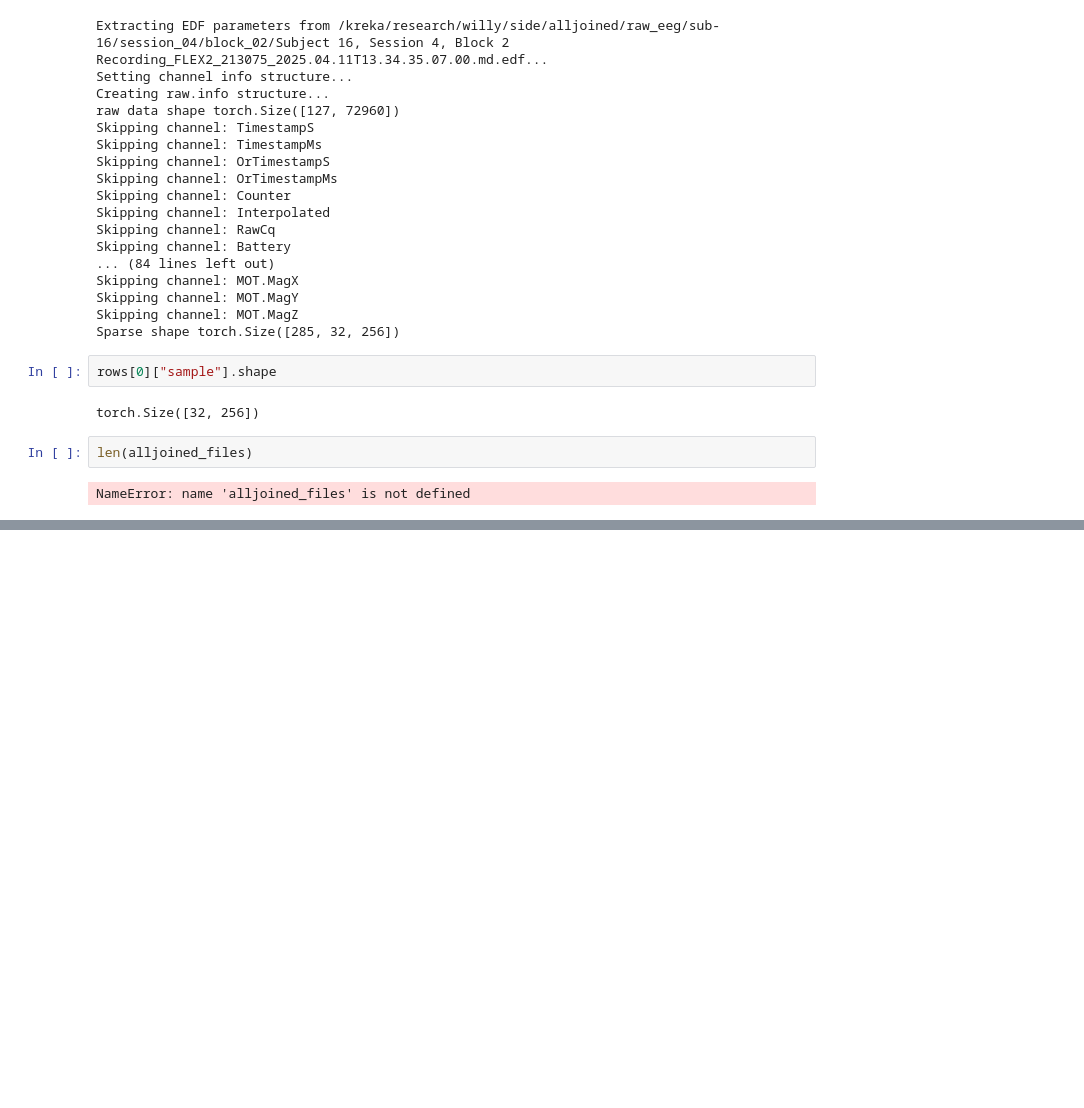
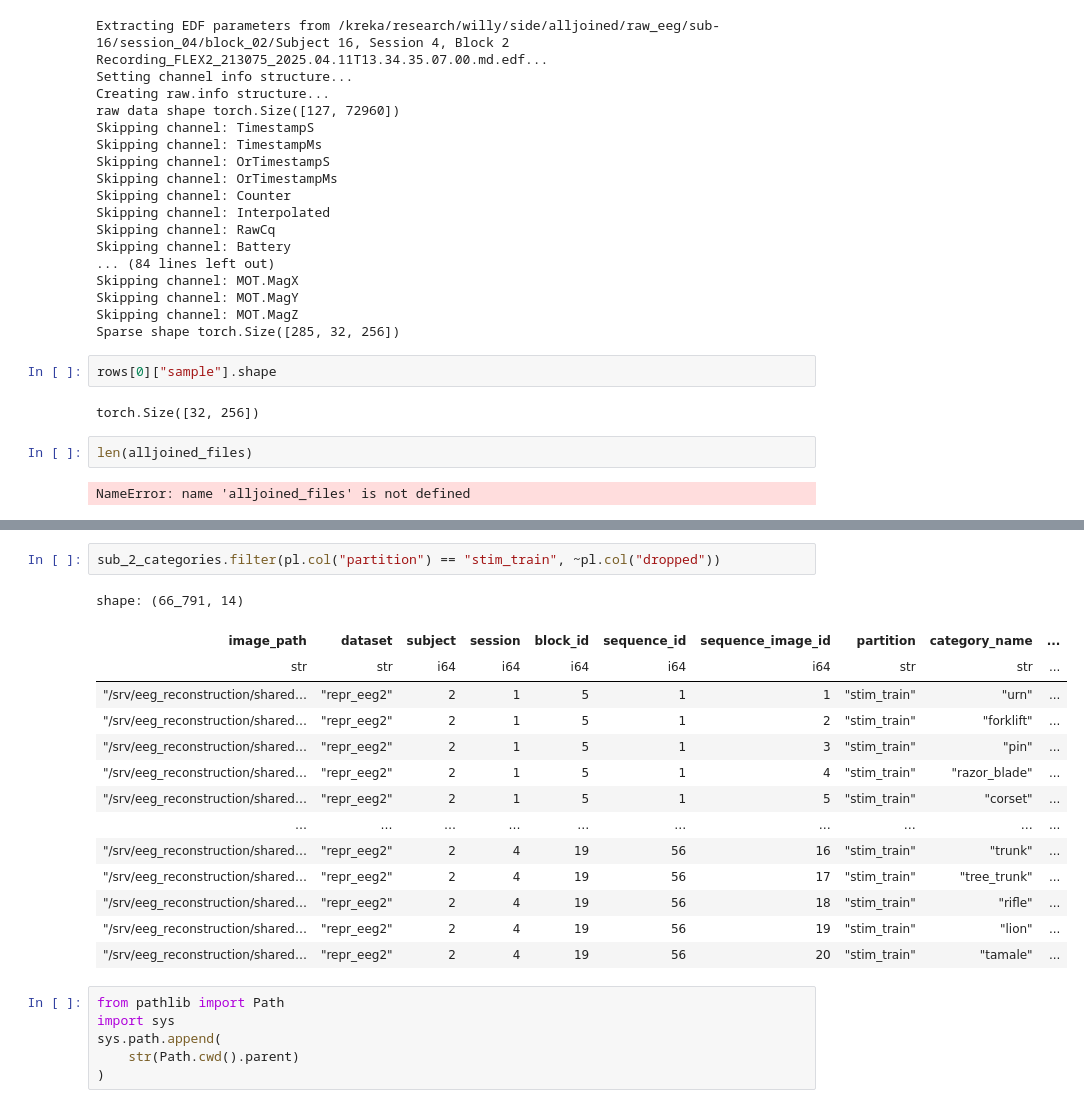
Before and after one commit to ironman5366/brain, a Jupyter notebook: notebooks/explore_alljoined.ipynb, the cells around one changed output, grey strips where cells are left out. Cells and saved outputs as stored; diff of their text form; blank space fills up the shorter version.

```diff
--- a/notebooks/explore_alljoined.ipynb
+++ b/notebooks/explore_alljoined.ipynb
@@ -218,0 +310,23 @@ NameError: name 'alljoined_files' is not defined
+# %%
+sub_2_categories.filter(pl.col("partition") == "stim_train", ~pl.col("dropped"))
+# %% [output]
+shape: (66_791, 14)
+| image_path | dataset | subject | session | block_id | sequence_id | sequence_image_id | partition | category_name | ... |
+| str | str | i64 | i64 | i64 | i64 | i64 | str | str | ... |
+| "/srv/eeg_reconstruction/shared… | "repr_eeg2" | 2 | 1 | 5 | 1 | 1 | "stim_train" | "urn" | ... |
+| "/srv/eeg_reconstruction/shared… | "repr_eeg2" | 2 | 1 | 5 | 1 | 2 | "stim_train" | "forklift" | ... |
+| "/srv/eeg_reconstruction/shared… | "repr_eeg2" | 2 | 1 | 5 | 1 | 3 | "stim_train" | "pin" | ... |
+| "/srv/eeg_reconstruction/shared… | "repr_eeg2" | 2 | 1 | 5 | 1 | 4 | "stim_train" | "razor_blade" | ... |
+| "/srv/eeg_reconstruction/shared… | "repr_eeg2" | 2 | 1 | 5 | 1 | 5 | "stim_train" | "corset" | ... |
+| … | … | … | … | … | … | … | … | … | ... |
+| "/srv/eeg_reconstruction/shared… | "repr_eeg2" | 2 | 4 | 19 | 56 | 16 | "stim_train" | "trunk" | ... |
+| "/srv/eeg_reconstruction/shared… | "repr_eeg2" | 2 | 4 | 19 | 56 | 17 | "stim_train" | "tree_trunk" | ... |
+| "/srv/eeg_reconstruction/shared… | "repr_eeg2" | 2 | 4 | 19 | 56 | 18 | "stim_train" | "rifle" | ... |
+| "/srv/eeg_reconstruction/shared… | "repr_eeg2" | 2 | 4 | 19 | 56 | 19 | "stim_train" | "lion" | ... |
+| "/srv/eeg_reconstruction/shared… | "repr_eeg2" | 2 | 4 | 19 | 56 | 20 | "stim_train" | "tamale" | ... |
+# %%
+from pathlib import Path
+import sys
+sys.path.append(
+    str(Path.cwd().parent)
+)
```
Also changed, not shown: parts of 22 cells of this notebook, 10 other files.
